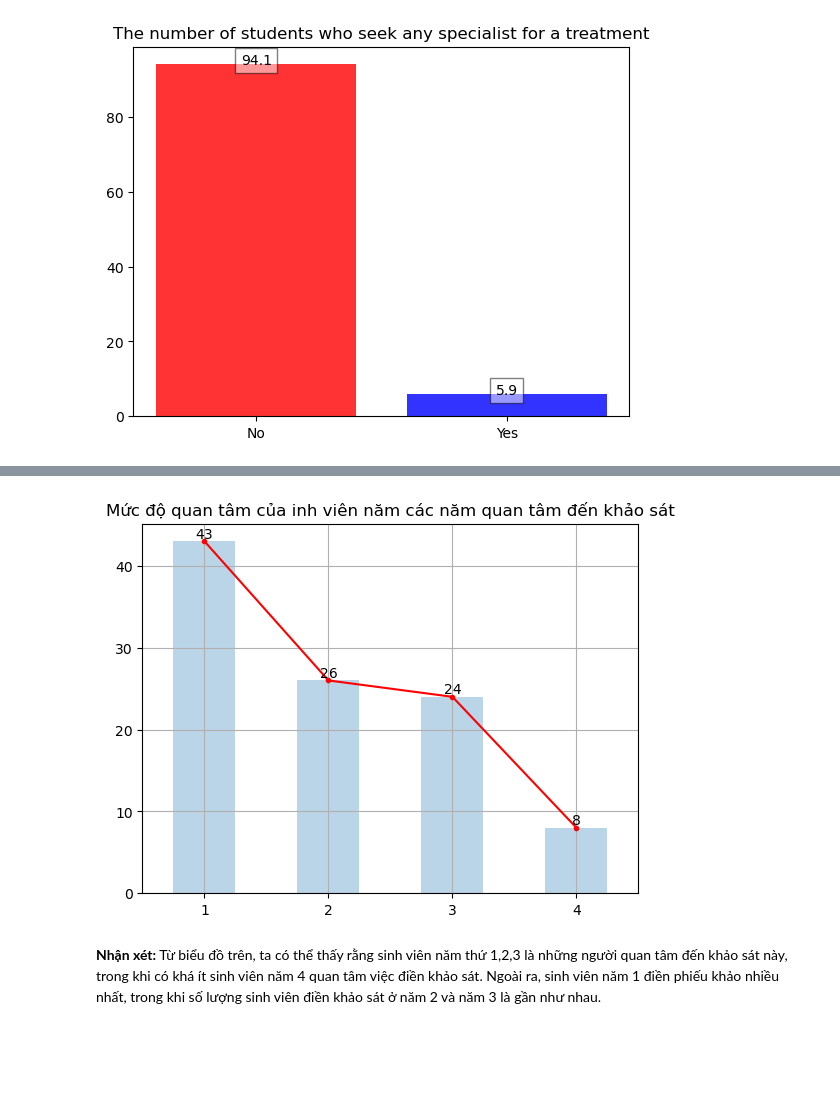
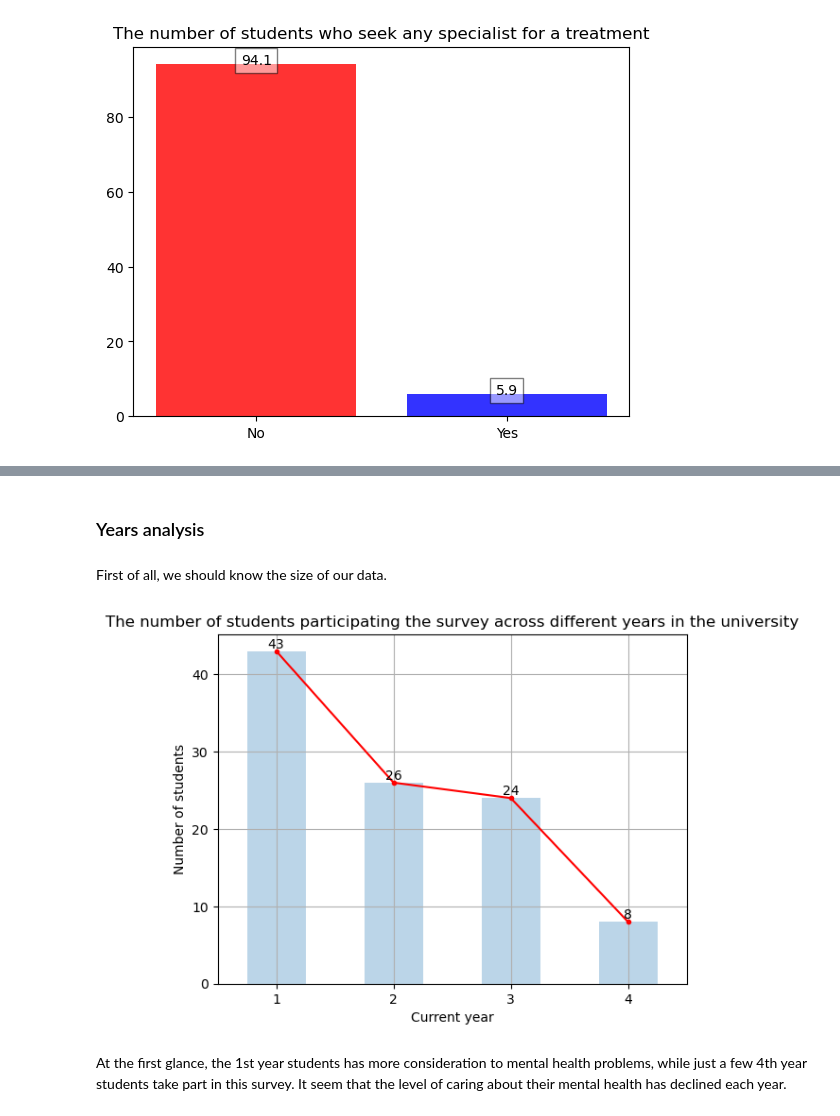
Before and after one commit to daongochoa2002/Final-project-P4DS---Group-9, a Jupyter notebook: Student-Mental-Heath-Analysis-1.ipynb, the cells around one changed output, grey strips where cells are left out. Saved outputs shown, nothing was run; the diff lists cells and outputs as text; code cells hidden in the pictures; blank space fills up the shorter version.

Commit message:
add question 2, analysis and logistic regression

```diff
--- a/Student-Mental-Heath-Analysis-1.ipynb
+++ b/Student-Mental-Heath-Analysis-1.ipynb
@@ -257,8 +269,8 @@ array(['Engineering', 'Islamic education', 'BIT', 'Laws', 'Mathemathics',
 # %% [markdown]
 As what we can see, this column is unvalid, since `Psychology` and `psychology` are the same majors; `engin`, `engine` and `engineering` are the same majors; `Fiqh fatwa` and `fiqh` are similar, for example. Therefore, in the following step, I would preprocess this column.
 # %%
-data['What is your course?'] = data['What is your course?'].str.strip()
-data['What is your course?'] = data['What is your course?'].str.capitalize()
-data['What is your course?'].replace({'Engin': 'Engineering' , 'Engine':'Engineering' ,'Bit':'It','Kirkhs': 'Irkhs', 'Fiqh fatwa': 'Fiqh', 'Laws': 'Law'} , inplace = True)
+data['Course'] = data['Course'].str.strip()
+data['Course'] = data['Course'].str.capitalize()
+data['Course'].replace({'Engin': 'Engineering' , 'Engine':'Engineering' ,'Bit':'It','Kirkhs': 'Irkhs', 'Fiqh fatwa': 'Fiqh', 'Laws': 'Law'} , inplace = True)
 # %%
 #Visualize the current courses
@@ -300,8 +292,8 @@ array(['year 1', 'year 2', 'Year 1', 'year 3', 'year 4', 'Year 2',
 # %% [markdown]
 As we can see, `year 1` and `Year 1` are not different, for instance, so I would preprocess it.
 # %%
-data['Your current year of Study'] = [i[len(i) - 1] for i in data['Your current year of Study']]
-num_years = data['Your current year of Study'].value_counts()
+data['Year'] = [i[len(i) - 1] for i in data['Year']]
+num_years = data['Year'].value_counts()
 num_years = num_years.sort_index()
 # %%
 #visualize
@@ -323,8 +315,8 @@ array(['3.00 - 3.49', '3.50 - 4.00', '3.50 - 4.00 ', '2.50 - 2.99',
 # %% [markdown]
 As we can see, `3.50 - 4.00` and `3.50 - 4.00` are similar, so we would fix it.
 # %%
-data['What is your CGPA?'] = data['What is your CGPA?'].str.strip()
-num_CGPA = data['What is your CGPA?'].value_counts()
+data['CGPA'] = data['CGPA'].str.strip()
+num_CGPA = data['CGPA'].value_counts()
 num_CGPA = num_CGPA.sort_index()
 num_CGPA
 # %% [output]
@@ -429,4 +418,0 @@ plt.show()
-# %%
-for cols in data.columns[6:]:
-    data[cols] = LabelEncoder().fit_transform(data[cols])
-data.head()
@@ -547,18 +427,24 @@ Warning: Could not load "/home/ngochoa/miniconda3/envs/min_ds-env/bin/../lib/gra
+# %% [markdown]
+### Years analysis
+# %% [markdown]
+First of all, we should know the size of our data.
 # %%
-years = data['Your current year of Study'].value_counts()
+years = data['Year'].value_counts()
 years = years.sort_index()
 years
 score_series = pd.Series(years.values)
 x_labels = years.index
 plt.figure()
 fig = score_series.plot(kind='bar', alpha=0.3)
 fig.set_xticklabels(x_labels, rotation = 'horizontal')
 fig.bar_label(fig.containers[0], label_type='edge')
+fig.set_xlabel('Current year')
+fig.set_ylabel('Number of students')
 plt.grid(True)
 plt.plot(years.values, marker = ".", color = 'r')
-plt.title("Mức độ quan tâm của inh viên năm các năm quan tâm đến khảo sát")
+plt.title("The number of students participating the survey across different years in the university")
 plt.show()
 # %% [output]
-[figure, old version]
+[figure, new version]
 # %% [markdown]
-**Nhận xét:** Từ biểu đồ trên, ta có thể thấy rằng sinh viên năm thứ 1,2,3 là những người quan tâm đến khảo sát này, trong khi có khá ít sinh viên năm 4 quan tâm việc điền khảo sát. Ngoài ra, sinh viên năm 1 điền phiếu khảo nhiều nhất, trong khi số lượng sinh viên điền khảo sát ở năm 2 và năm 3 là gần như nhau.
+At the first glance, the 1st year students has more consideration to mental health problems, while just a few 4th year students take part in this survey. It seem that the level of caring about their mental health has declined each year.
```
Also changed, not shown: parts of 86 cells of this notebook, 1 other file.
